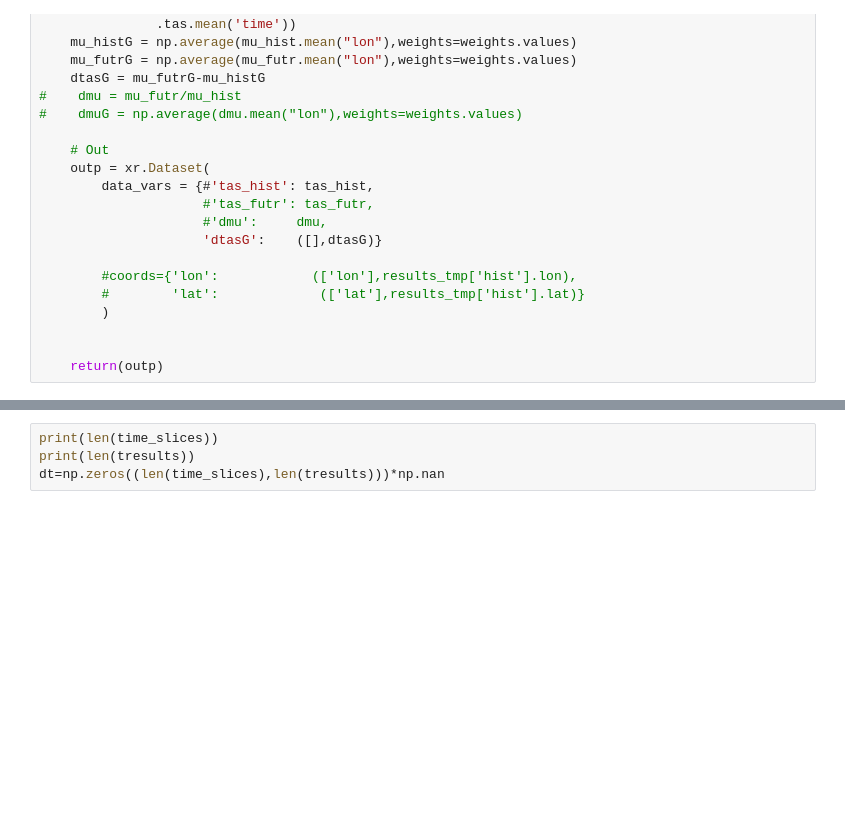
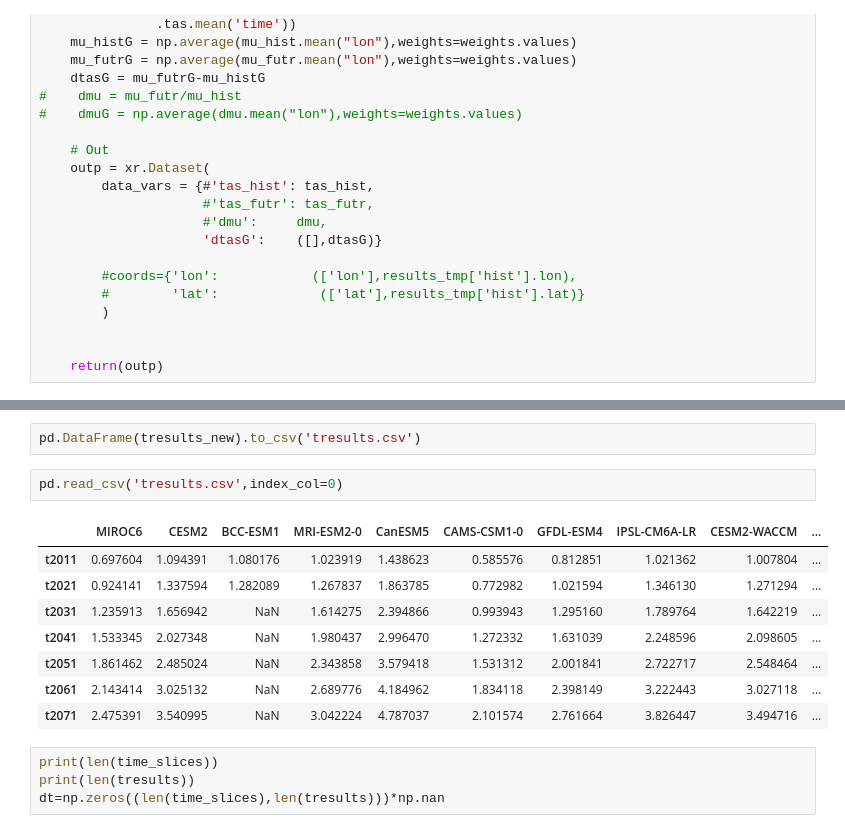
Before and after one commit to apendergrass/cmip6hack-precip, a Jupyter notebook: notebooks/mean_var_calcs.ipynb, the cells around one changed output, grey strips where cells are left out. Saved outputs shown, nothing was run; the diff lists cells and outputs as text; blank space fills up the shorter version.

```diff
--- a/notebooks/mean_var_calcs.ipynb
+++ b/notebooks/mean_var_calcs.ipynb
@@ -328,3 +223,16 @@ tresults['BCC-CSM2-MR']['t2011'].dtasG.values.item(0)
+# %%
+pd.DataFrame(tresults_new).to_csv('tresults.csv')
+# %%
+pd.read_csv('tresults.csv',index_col=0)
+# %% [output]
+|  | MIROC6 | CESM2 | BCC-ESM1 | MRI-ESM2-0 | CanESM5 | CAMS-CSM1-0 | GFDL-ESM4 | IPSL-CM6A-LR | CESM2-WACCM | ... |
+| t2011 | 0.697604 | 1.094391 | 1.080176 | 1.023919 | 1.438623 | 0.585576 | 0.812851 | 1.021362 | 1.007804 | ... |
+| t2021 | 0.924141 | 1.337594 | 1.282089 | 1.267837 | 1.863785 | 0.772982 | 1.021594 | 1.346130 | 1.271294 | ... |
+| t2031 | 1.235913 | 1.656942 | NaN | 1.614275 | 2.394866 | 0.993943 | 1.295160 | 1.789764 | 1.642219 | ... |
+| t2041 | 1.533345 | 2.027348 | NaN | 1.980437 | 2.996470 | 1.272332 | 1.631039 | 2.248596 | 2.098605 | ... |
+| t2051 | 1.861462 | 2.485024 | NaN | 2.343858 | 3.579418 | 1.531312 | 2.001841 | 2.722717 | 2.548464 | ... |
+| t2061 | 2.143414 | 3.025132 | NaN | 2.689776 | 4.184962 | 1.834118 | 2.398149 | 3.222443 | 3.027118 | ... |
+| t2071 | 2.475391 | 3.540995 | NaN | 3.042224 | 4.787037 | 2.101574 | 2.761664 | 3.826447 | 3.494716 | ... |
 # %%
 print(len(time_slices))
 print(len(tresults))
```
Also changed, not shown: parts of 15 cells of this notebook.
